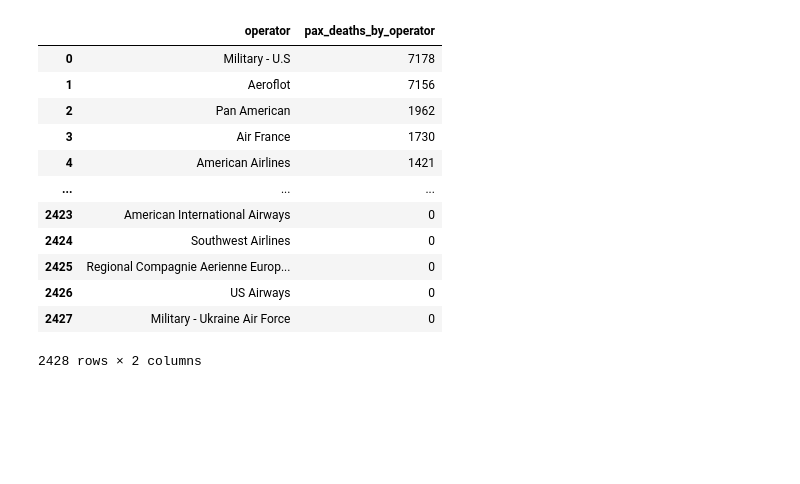
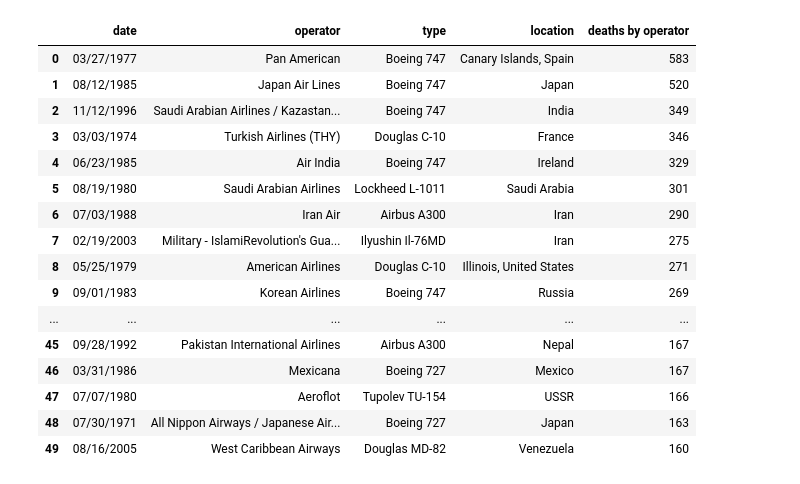
Before and after one commit to jcjv86/mid_bootcamp_project, a Jupyter notebook: notebooks/main.ipynb, the cells around one changed output. Cells and saved outputs as stored; diff of their text form; code cells hidden in the pictures; blank space fills up the shorter version.

```diff
--- a/notebooks/main.ipynb
+++ b/notebooks/main.ipynb
@@ -17,17 +71,28 @@ data.head()
 # %%
-aboard_deaths_op = data.groupby(['operator']).agg({'fatalities':'sum'}).rename(columns={'fatalities':'pax_deaths_by_operator'}).sort_values(by='pax_deaths_by_operator', ascending=False).reset_index()
-aboard_deaths_op
+aboard_deaths_op = data.groupby(['date', 'operator', 'type', 'location']).agg({'fatalities':'sum'}).rename(columns={'type': 'aircraft model', 'fatalities':'deaths by operator'}).sort_values(by='deaths by operator', ascending=False).reset_index()
+biggest_accidents_total = aboard_deaths_op.nlargest(50, ['deaths by operator'], keep='first')
+biggest_accidents_total['location'][0] = 'Canary Islands, Spain'
+biggest_accidents_total['location'][4] = 'Ireland'
+biggest_accidents_total['location'][8] = 'Illinois, United States'
+biggest_accidents_total['location'][12] = 'New York, United States'
+biggest_accidents_total['location'][18] = 'New York, United States'
+biggest_accidents_total['location'][24] = 'Massachusetts, United States'
+biggest_accidents_total
 # %% [output]
-|  | operator | pax_deaths_by_operator |
-| 0 | Military - U.S | 7178 |
-| 1 | Aeroflot | 7156 |
-| 2 | Pan American | 1962 |
-| 3 | Air France | 1730 |
-| 4 | American Airlines | 1421 |
-| ... | ... | ... |
-| 2423 | American International Airways | 0 |
-| 2424 | Southwest Airlines | 0 |
-| 2425 | Regional Compagnie Aerienne Europ... | 0 |
-| 2426 | US Airways | 0 |
-| 2427 | Military - Ukraine Air Force | 0 |
+|  | date | operator | type | location | deaths by operator |
+| 0 | 03/27/1977 | Pan American | Boeing 747 | Canary Islands, Spain | 583 |
+| 1 | 08/12/1985 | Japan Air Lines | Boeing 747 | Japan | 520 |
+| 2 | 11/12/1996 | Saudi Arabian Airlines / Kazastan... | Boeing 747 | India | 349 |
+| 3 | 03/03/1974 | Turkish Airlines (THY) | Douglas C-10 | France | 346 |
+| 4 | 06/23/1985 | Air India | Boeing 747 | Ireland | 329 |
+| 5 | 08/19/1980 | Saudi Arabian Airlines | Lockheed L-1011 | Saudi Arabia | 301 |
+| 6 | 07/03/1988 | Iran Air | Airbus A300 | Iran | 290 |
+| 7 | 02/19/2003 | Military - IslamiRevolution's Gua... | Ilyushin Il-76MD | Iran | 275 |
+| 8 | 05/25/1979 | American Airlines | Douglas C-10 | Illinois, United States | 271 |
+| 9 | 09/01/1983 | Korean Airlines | Boeing 747 | Russia | 269 |
+| ... | ... | ... | ... | ... | ... |
+| 45 | 09/28/1992 | Pakistan International Airlines | Airbus A300 | Nepal | 167 |
+| 46 | 03/31/1986 | Mexicana | Boeing 727 | Mexico | 167 |
+| 47 | 07/07/1980 | Aeroflot | Tupolev TU-154 | USSR | 166 |
+| 48 | 07/30/1971 | All Nippon Airways / Japanese Air... | Boeing 727 | Japan | 163 |
+| 49 | 08/16/2005 | West Caribbean Airways | Douglas MD-82 | Venezuela | 160 |
-2428 rows × 2 columns
```
Also changed, not shown: parts of 30 cells of this notebook, 15 other files.
